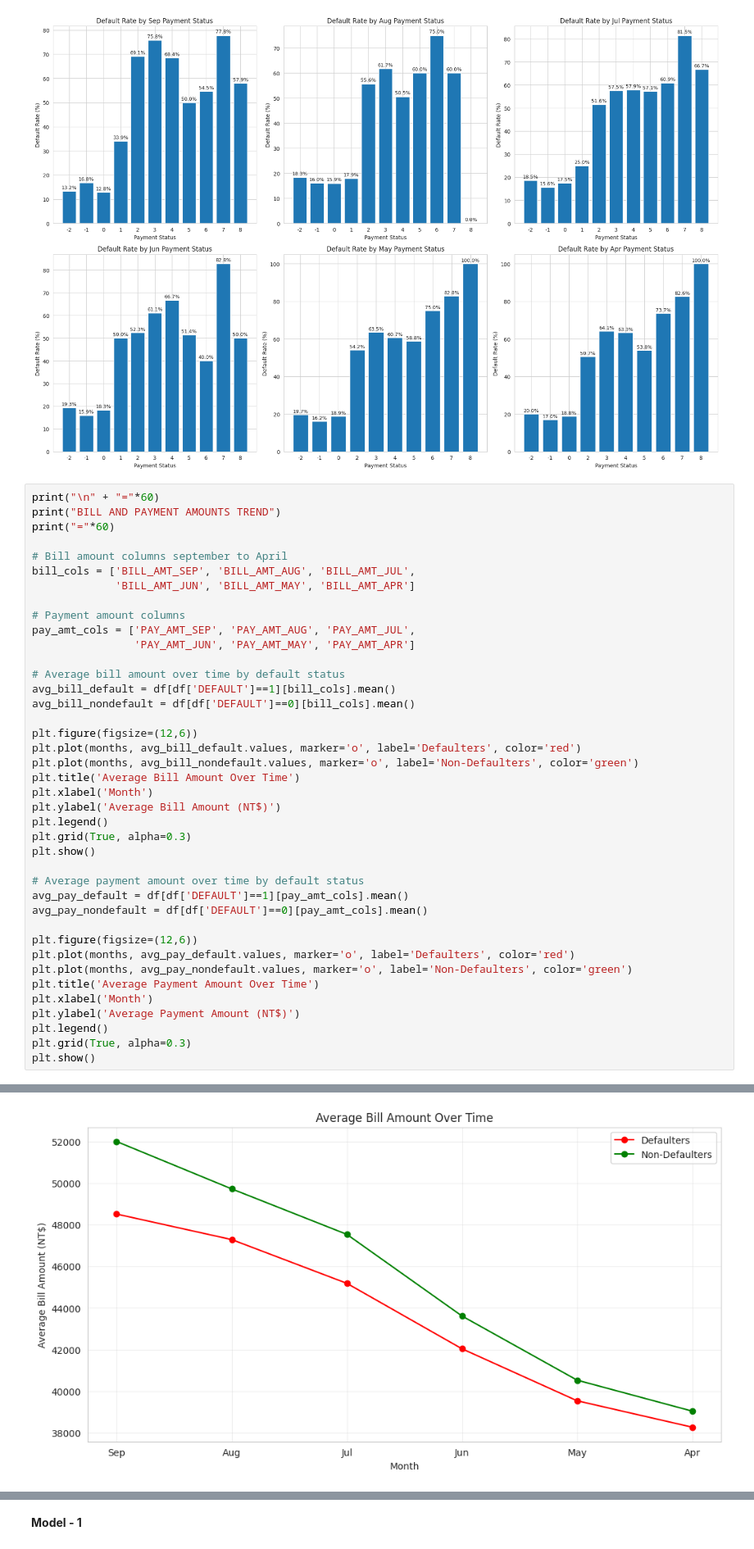
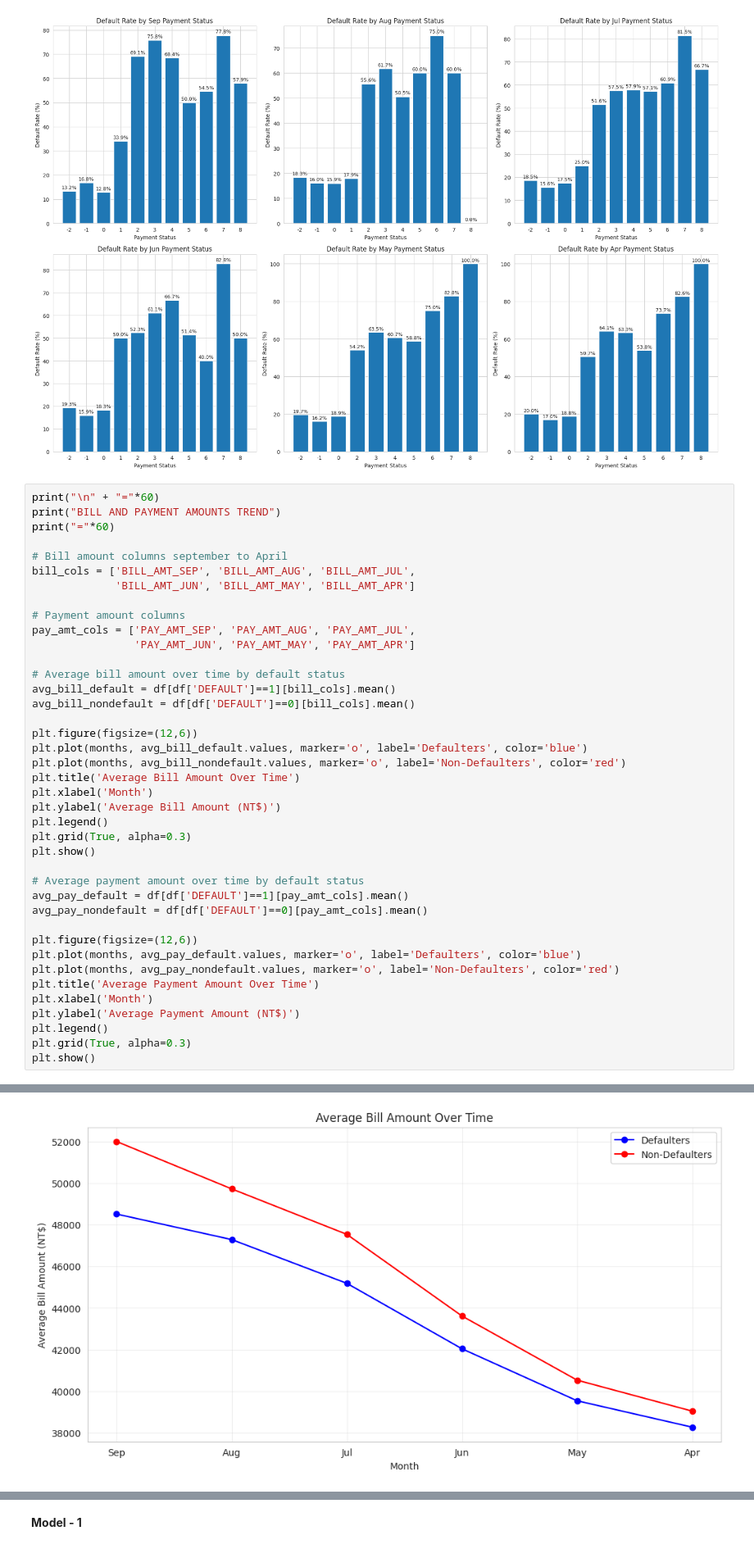
Before and after one commit to srikavya26/Quant, a Jupyter notebook: UCI.ipynb, the cells around one changed output, grey strips where cells are left out. Shown: that part at 82% size. Cells and saved outputs as stored; diff of their text form.

```diff
--- a/UCI.ipynb
+++ b/UCI.ipynb
@@ -197,35 +197,35 @@ bill_cols = ['BILL_AMT_SEP', 'BILL_AMT_AUG', 'BILL_AMT_JUL',
 pay_amt_cols = ['PAY_AMT_SEP', 'PAY_AMT_AUG', 'PAY_AMT_JUL',
                 'PAY_AMT_JUN', 'PAY_AMT_MAY', 'PAY_AMT_APR']
 
 # Average bill amount over time by default status
 avg_bill_default = df[df['DEFAULT']==1][bill_cols].mean()
 avg_bill_nondefault = df[df['DEFAULT']==0][bill_cols].mean()
 
 plt.figure(figsize=(12,6))
-plt.plot(months, avg_bill_default.values, marker='o', label='Defaulters', color='red')
-plt.plot(months, avg_bill_nondefault.values, marker='o', label='Non-Defaulters', color='green')
+plt.plot(months, avg_bill_default.values, marker='o', label='Defaulters', color='blue')
+plt.plot(months, avg_bill_nondefault.values, marker='o', label='Non-Defaulters', color='red')
 plt.title('Average Bill Amount Over Time')
 plt.xlabel('Month')
 plt.ylabel('Average Bill Amount (NT$)')
 plt.legend()
 plt.grid(True, alpha=0.3)
 plt.show()
 
 # Average payment amount over time by default status
 avg_pay_default = df[df['DEFAULT']==1][pay_amt_cols].mean()
 avg_pay_nondefault = df[df['DEFAULT']==0][pay_amt_cols].mean()
 
 plt.figure(figsize=(12,6))
-plt.plot(months, avg_pay_default.values, marker='o', label='Defaulters', color='red')
-plt.plot(months, avg_pay_nondefault.values, marker='o', label='Non-Defaulters', color='green')
+plt.plot(months, avg_pay_default.values, marker='o', label='Defaulters', color='blue')
+plt.plot(months, avg_pay_nondefault.values, marker='o', label='Non-Defaulters', color='red')
 plt.title('Average Payment Amount Over Time')
 plt.xlabel('Month')
 plt.ylabel('Average Payment Amount (NT$)')
 plt.legend()
 plt.grid(True, alpha=0.3)
 plt.show()
 # %% [output]
 ============================================================
 BILL AND PAYMENT AMOUNTS TREND
 ============================================================
-[figure, old version]
+[figure, new version]
```
Also changed, not shown: parts of 9 cells of this notebook.
